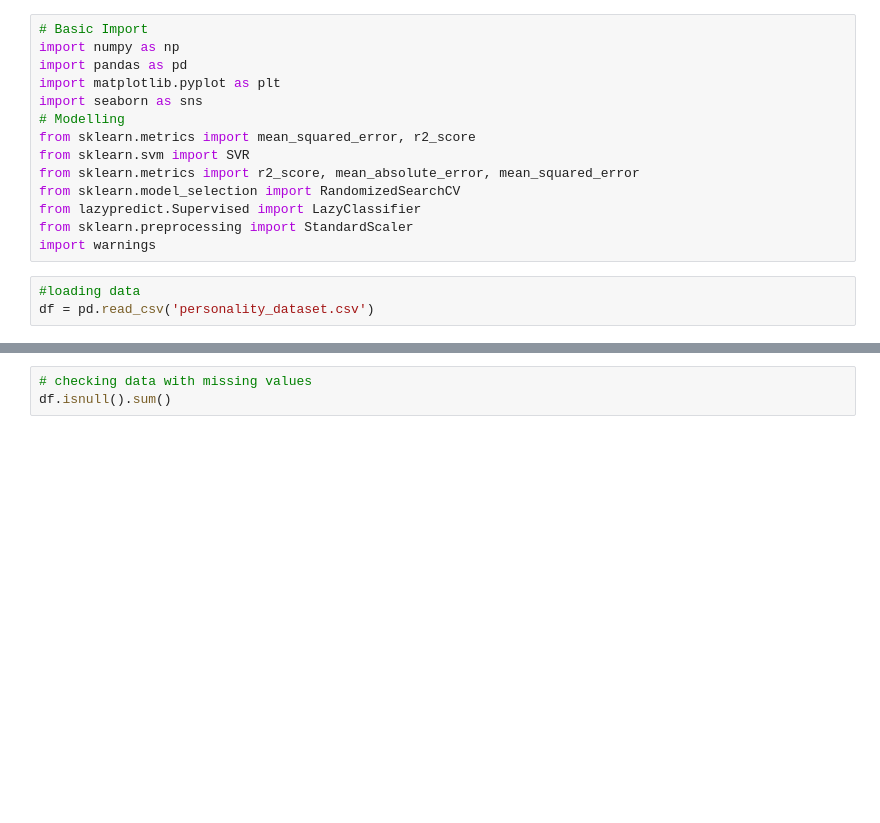
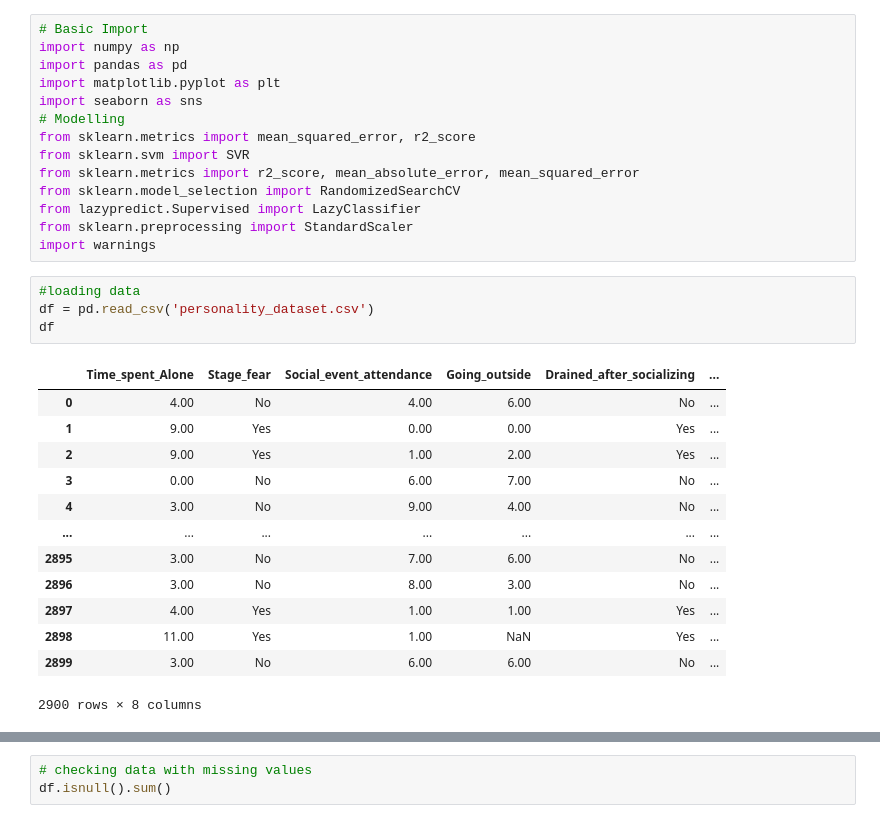
Before and after one commit to amarpoji/inttroversion-extroversion-ml, a Jupyter notebook: notebook/data/MODEL_TRAINING.ipynb, the cells around one changed output, grey strips where cells are left out. Drawn from its saved outputs; the diff is of its cells as text; blank space fills up the shorter version.

```diff
--- a/notebook/data/MODEL_TRAINING.ipynb
+++ b/notebook/data/MODEL_TRAINING.ipynb
@@ -17,6 +17,21 @@ import warnings
 # %%
 #loading data
 df = pd.read_csv('personality_dataset.csv')
+df
+# %% [output]
+|  | Time_spent_Alone | Stage_fear | Social_event_attendance | Going_outside | Drained_after_socializing | ... |
+| 0 | 4.00 | No | 4.00 | 6.00 | No | ... |
+| 1 | 9.00 | Yes | 0.00 | 0.00 | Yes | ... |
+| 2 | 9.00 | Yes | 1.00 | 2.00 | Yes | ... |
+| 3 | 0.00 | No | 6.00 | 7.00 | No | ... |
+| 4 | 3.00 | No | 9.00 | 4.00 | No | ... |
+| ... | ... | ... | ... | ... | ... | ... |
+| 2895 | 3.00 | No | 7.00 | 6.00 | No | ... |
+| 2896 | 3.00 | No | 8.00 | 3.00 | No | ... |
+| 2897 | 4.00 | Yes | 1.00 | 1.00 | Yes | ... |
+| 2898 | 11.00 | Yes | 1.00 | NaN | Yes | ... |
+| 2899 | 3.00 | No | 6.00 | 6.00 | No | ... |
+2900 rows × 8 columns
 # %%
 # loading first five rows of dataset
 df.head()
```
Also changed, not shown: parts of 8 cells of this notebook, 3 other files.
